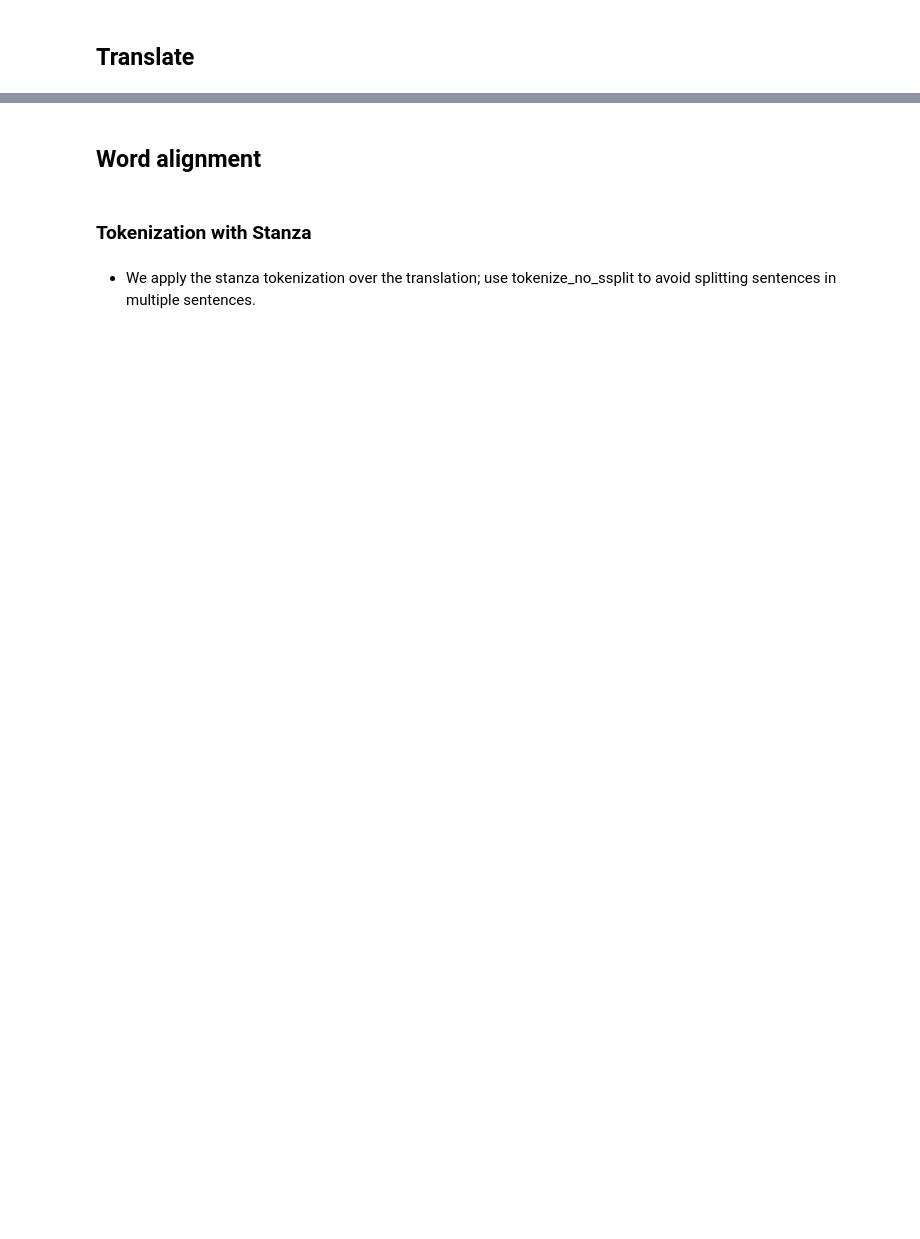
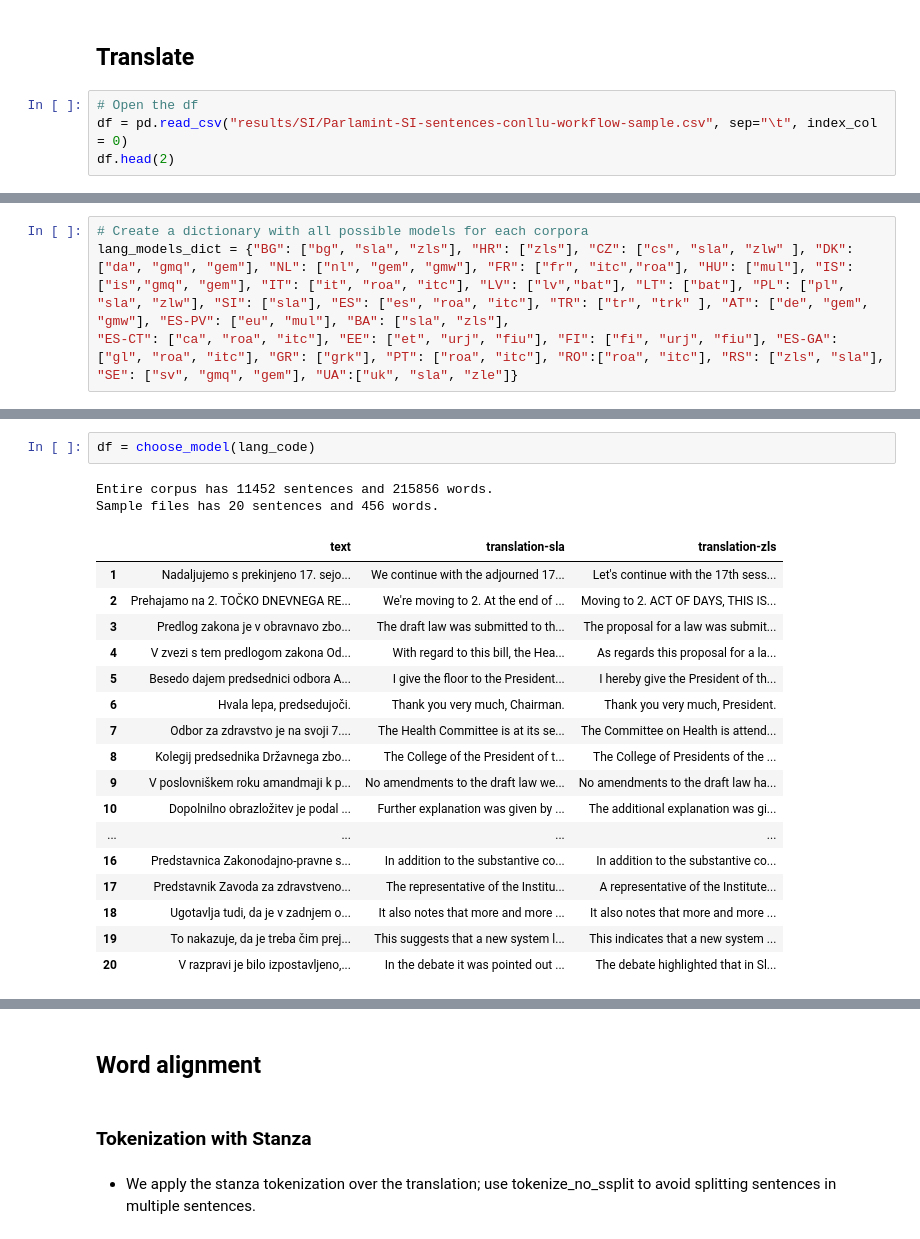
Before and after one commit to TajaKuzman/Parlamint-translation, a Jupyter notebook: 3-Workflow-with-CONNLu-files.ipynb, the cells around one changed output, grey strips where cells are left out. Saved outputs shown, nothing was run; the diff lists cells and outputs as text; blank space fills up the shorter version.

```diff
--- a/3-Workflow-with-CONNLu-files.ipynb
+++ b/3-Workflow-with-CONNLu-files.ipynb
@@ -180,2 +198,6 @@ df.to_csv("Parlamint-SI-sentences-conllu-workflow-sample.csv", sep="\t")
 # %% [markdown]
 ## Translate
+# %%
+# Open the df
+df = pd.read_csv("results/SI/Parlamint-SI-sentences-conllu-workflow-sample.csv", sep="\t", index_col = 0)
+df.head(2)
@@ -181,0 +255,4 @@ df.to_csv("Parlamint-SI-sentences-conllu-workflow-sample.csv", sep="\t")
+# %%
+# Create a dictionary with all possible models for each corpora
+lang_models_dict = {"BG": ["bg", "sla", "zls"], "HR": ["zls"], "CZ": ["cs", "sla", "zlw" ], "DK": ["da", "gmq", "gem"], "NL": ["nl", "gem", "gmw"], "FR": ["fr", "itc","roa"], "HU": ["mul"], "IS": ["is","gmq", "gem"], "IT": ["it", "roa", "itc"], "LV": ["lv","bat"], "LT": ["bat"], "PL": ["pl", "sla", "zlw"], "SI": ["sla"], "ES": ["es", "roa", "itc"], "TR": ["tr", "trk" ], "AT": ["de", "gem", "gmw"], "ES-PV": ["eu", "mul"], "BA": ["sla", "zls"],
+"ES-CT": ["ca", "roa", "itc"], "EE": ["et", "urj", "fiu"], "FI": ["fi", "urj", "fiu"], "ES-GA": ["gl", "roa", "itc"], "GR": ["grk"], "PT": ["roa", "itc"], "RO":["roa", "itc"], "RS": ["zls", "sla"], "SE": ["sv", "gmq", "gem"], "UA":["uk", "sla", "zle"]}
@@ -181,0 +311,22 @@ df.to_csv("Parlamint-SI-sentences-conllu-workflow-sample.csv", sep="\t")
+# %%
+df = choose_model(lang_code)
+# %% [output]
+Entire corpus has 11452 sentences and 215856 words.
+Sample files has 20 sentences and 456 words.
+|  | text | translation-sla | translation-zls |
+| 1 | Nadaljujemo s prekinjeno 17. sejo... | We continue with the adjourned 17... | Let's continue with the 17th sess... |
+| 2 | Prehajamo na 2. TOČKO DNEVNEGA RE... | We're moving to 2. At the end of ... | Moving to 2. ACT OF DAYS, THIS IS... |
+| 3 | Predlog zakona je v obravnavo zbo... | The draft law was submitted to th... | The proposal for a law was submit... |
+| 4 | V zvezi s tem predlogom zakona Od... | With regard to this bill, the Hea... | As regards this proposal for a la... |
+| 5 | Besedo dajem predsednici odbora A... | I give the floor to the President... | I hereby give the President of th... |
+| 6 | Hvala lepa, predsedujoči. | Thank you very much, Chairman. | Thank you very much, President. |
+| 7 | Odbor za zdravstvo je na svoji 7.... | The Health Committee is at its se... | The Committee on Health is attend... |
+| 8 | Kolegij predsednika Državnega zbo... | The College of the President of t... | The College of Presidents of the ... |
+| 9 | V poslovniškem roku amandmaji k p... | No amendments to the draft law we... | No amendments to the draft law ha... |
+| 10 | Dopolnilno obrazložitev je podal ... | Further explanation was given by ... | The additional explanation was gi... |
+| ... | ... | ... | ... |
+| 16 | Predstavnica Zakonodajno-pravne s... | In addition to the substantive co... | In addition to the substantive co... |
+| 17 | Predstavnik Zavoda za zdravstveno... | The representative of the Institu... | A representative of the Institute... |
+| 18 | Ugotavlja tudi, da je v zadnjem o... | It also notes that more and more ... | It also notes that more and more ... |
+| 19 | To nakazuje, da je treba čim prej... | This suggests that a new system l... | This indicates that a new system ... |
+| 20 | V razpravi je bilo izpostavljeno,... | In the debate it was pointed out ... | The debate highlighted that in Sl... |
```
Also changed, not shown: parts of 43 cells of this notebook, 2 other files.
